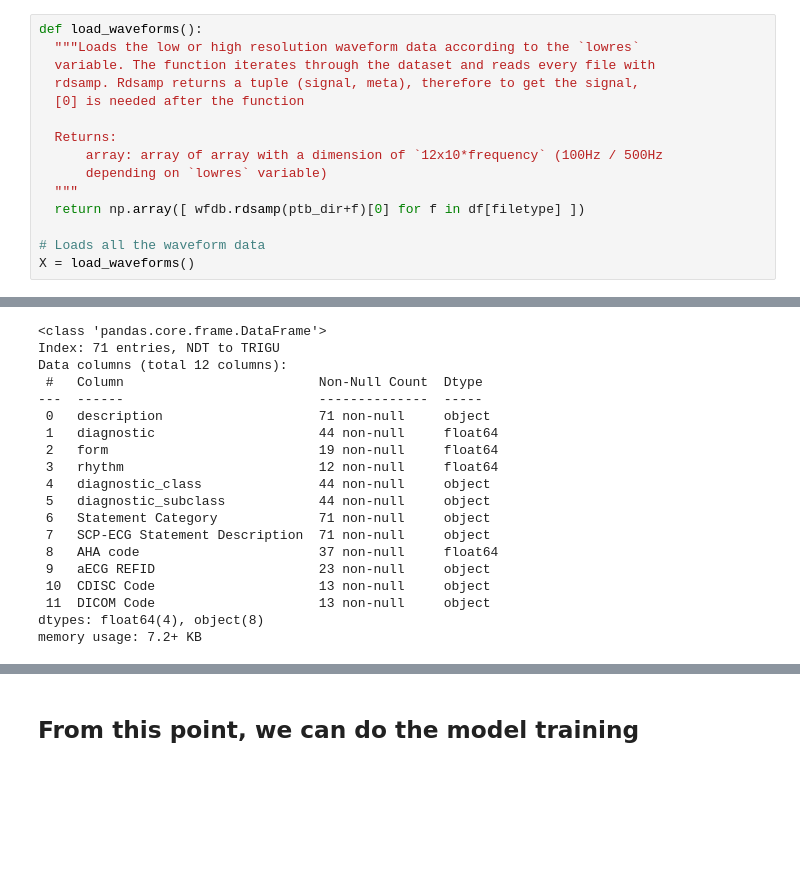
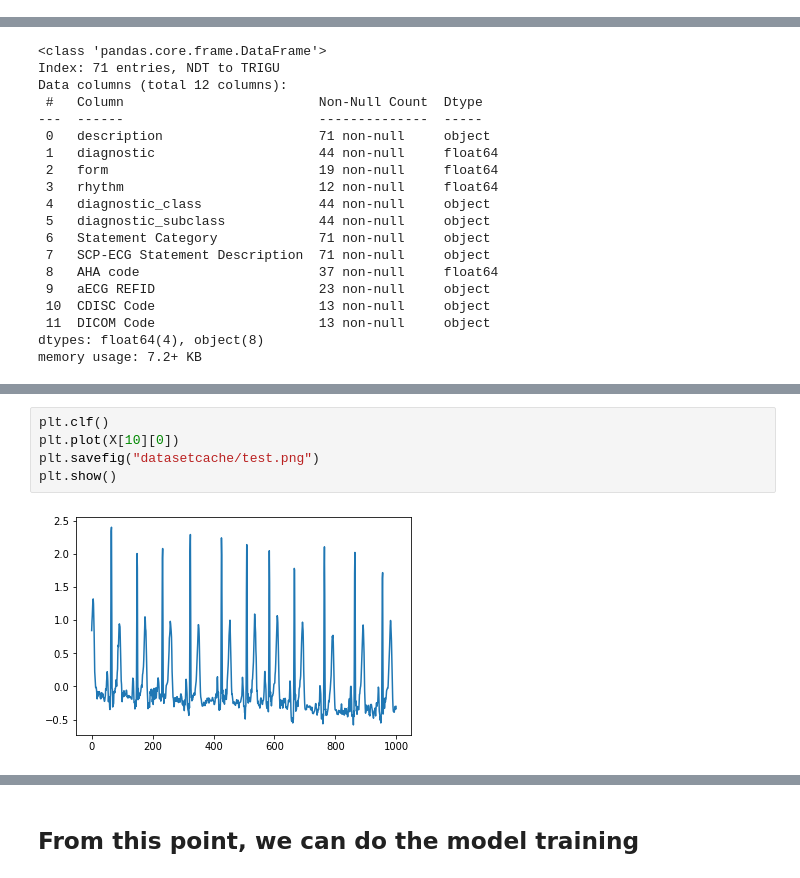
Before and after one commit to bentlyedyson/HEARTY-HEARTY, a Jupyter notebook: datascience/model.ipynb, the cells around one changed output, grey strips where cells are left out. Saved outputs shown, nothing was run; the diff lists cells and outputs as text; blank space fills up the shorter version.

```diff
--- a/datascience/model.ipynb
+++ b/datascience/model.ipynb
@@ -42,21 +47,6 @@ df.head()
 | 3 | {'NORM': 100.0, 'SR': 0.0} | 5 | records100/00000/00003_lr |
 | 4 | {'NORM': 100.0, 'SR': 0.0} | 3 | records100/00000/00004_lr |
 | 5 | {'NORM': 100.0, 'SR': 0.0} | 4 | records100/00000/00005_lr |
-# %%
-def load_waveforms():
-  """Loads the low or high resolution waveform data according to the `lowres`
-  variable. The function iterates through the dataset and reads every file with
-  rdsamp. Rdsamp returns a tuple (signal, meta), therefore to get the signal,
-  [0] is needed after the function
-
-  Returns:
-      array: array of array with a dimension of `12x10*frequency` (100Hz / 500Hz
-      depending on `lowres` variable)
-  """
-  return np.array([ wfdb.rdsamp(ptb_dir+f)[0] for f in df[filetype] ])
-
-# Loads all the waveform data
-X = load_waveforms()
 # %% [markdown]
 # Here we process the scp_codes into multilabel array
 # %%
@@ -116 +233,8 @@ df.head()
+# %%
+plt.clf()
+plt.plot(X[10][0])
+plt.savefig("datasetcache/test.png")
+plt.show()
+# %% [output]
+[figure, added]
 # %%
```
Also changed, not shown: parts of 25 cells of this notebook, 2 other files.
